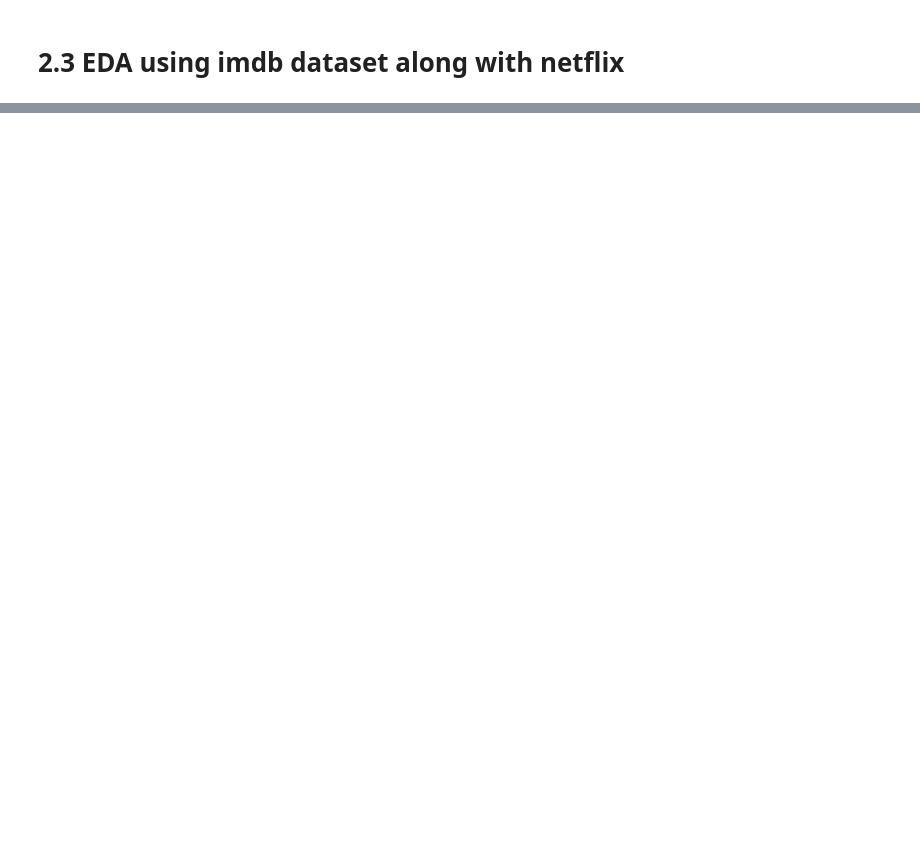
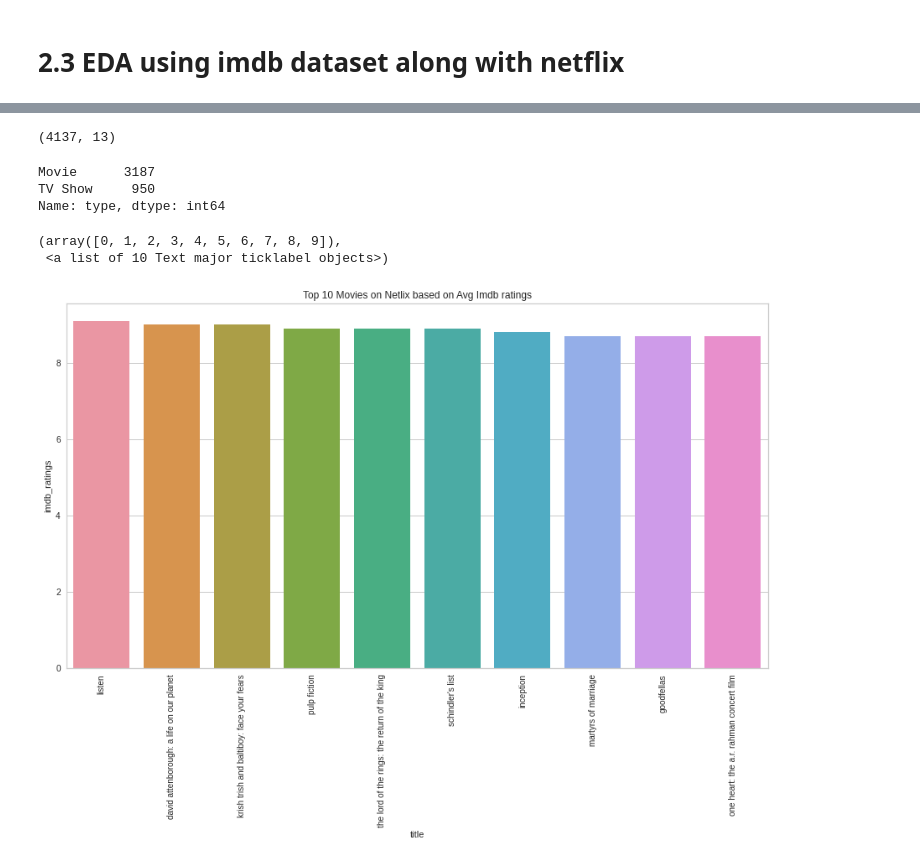
Before and after one commit to palash-21/Netflix-Movies-And-TV-Shows-Clustering, a Jupyter notebook: NETFLIX_MOVIES_AND_TV_SHOWS_CLUSTERING.ipynb, the cells around one changed output, grey strips where cells are left out. Saved outputs shown, nothing was run; the diff lists cells and outputs as text; code cells hidden in the pictures; blank space fills up the shorter version.

```diff
--- a/NETFLIX_MOVIES_AND_TV_SHOWS_CLUSTERING.ipynb
+++ b/NETFLIX_MOVIES_AND_TV_SHOWS_CLUSTERING.ipynb
@@ -897,0 +962,30 @@ count of tv/movie,
+# %%
+# Removing nulls based on IMDb ratings
+df_imdb_ratings = df.dropna(axis=0).reset_index(drop=True)
+df_imdb_ratings.shape
+# %% [output]
+(4137, 13)
+# %%
+df_imdb_ratings['type'].value_counts()
+# %% [output]
+Movie      3187
+TV Show     950
+Name: type, dtype: int64
+# %%
+# Seperating TVshow & Movies
+df_imdb_movie = df_imdb_ratings[df_imdb_ratings['type']=='Movie']
+df_imdb_tvshow = df_imdb_ratings[df_imdb_ratings['type']=='TV Show']
+# %%
+# Top 10 movies based on Imdb ratings
+temp_df = pd.DataFrame()
+temp_df['title'] = df_imdb_movie['title']
+temp_df['imdb_ratings'] = df_imdb_movie['imdb_ratings']
+temp_df.sort_values('imdb_ratings',ascending=False,inplace=True)
+plt.figure(figsize=(15,8))
+sns.barplot(x=temp_df.head(10)['title'],y=temp_df.head(10)['imdb_ratings'])
+plt.title('Top 10 Movies on Netlix based on Avg Imdb ratings')
+plt.xticks(rotation=90)
+# %% [output]
+(array([0, 1, 2, 3, 4, 5, 6, 7, 8, 9]),
+ <a list of 10 Text major ticklabel objects>)
+[figure, added]
```
Also changed, not shown: parts of 49 cells of this notebook.
